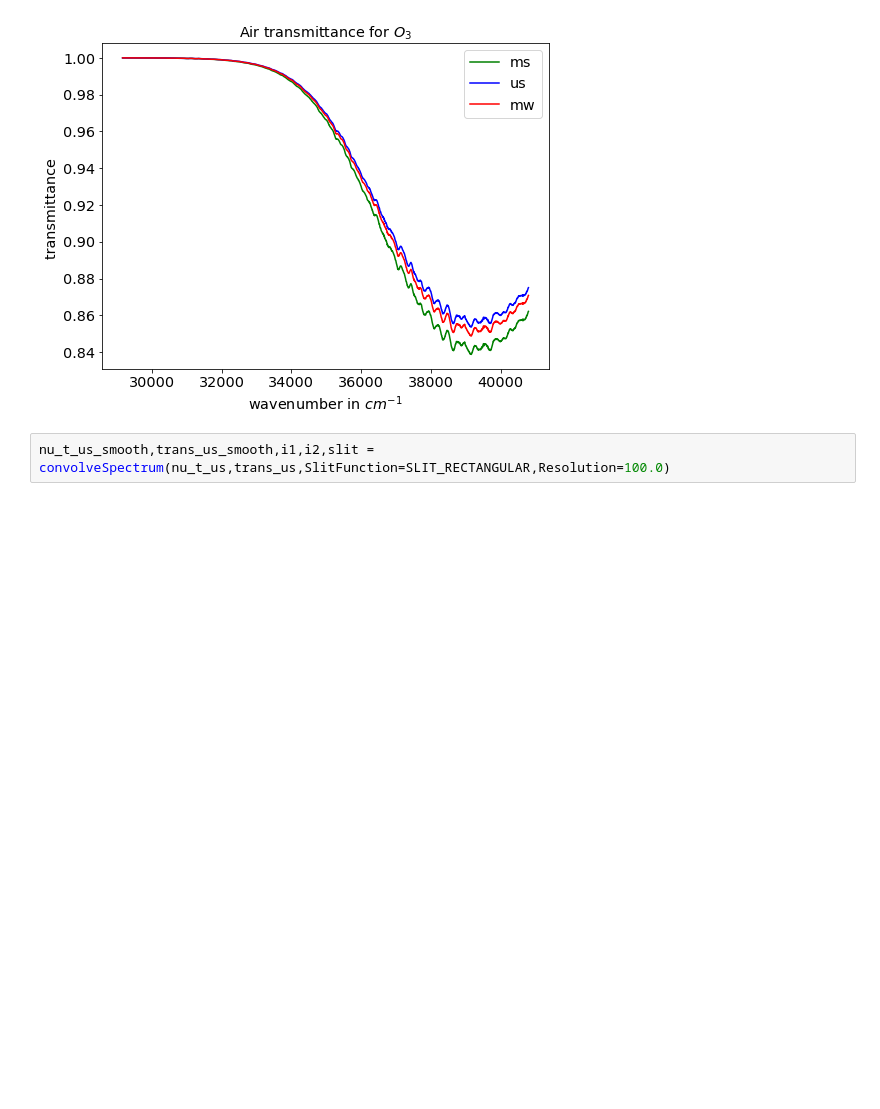
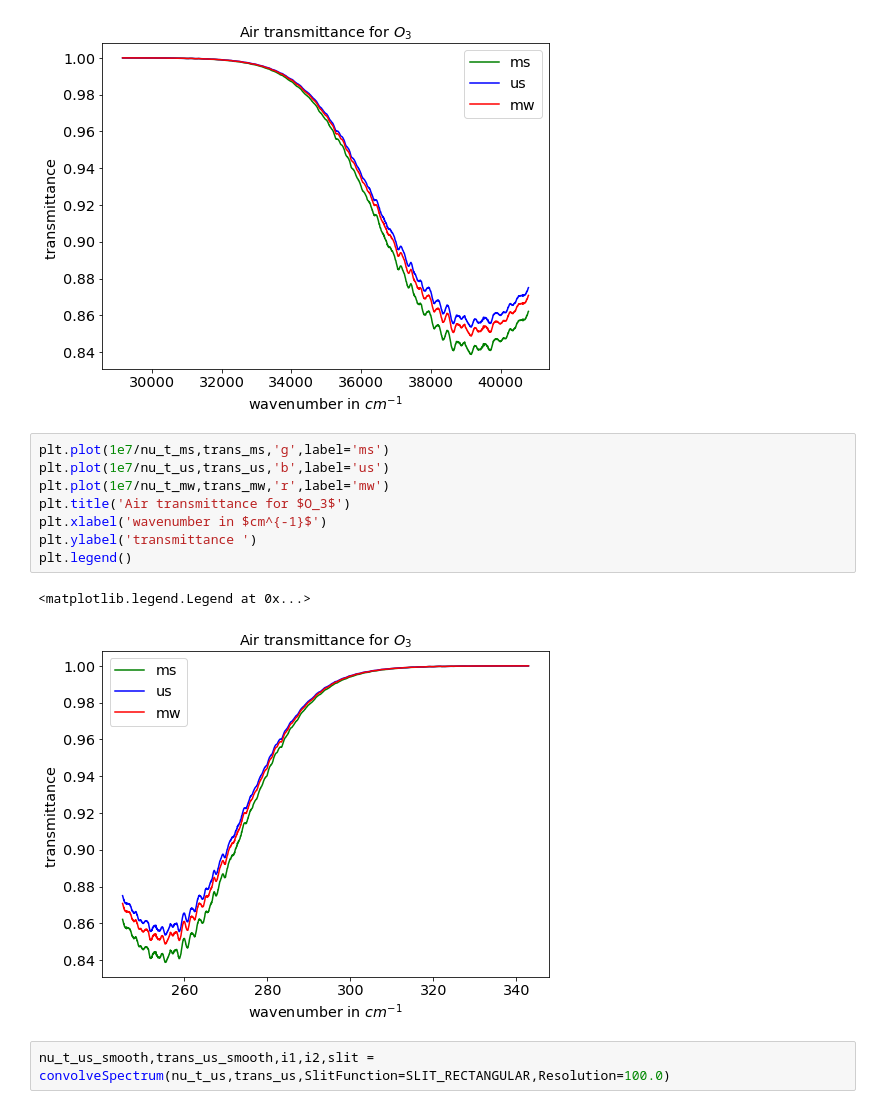
Before and after one commit to sylvielsstfr/AtmSimForOHP, a Jupyter notebook: AtmSimHoriz/TransmissionO3AtOHP.ipynb, the cells around one changed output. Drawn from its saved outputs; the diff is of its cells as text; blank space fills up the shorter version.

```diff
--- a/AtmSimHoriz/TransmissionO3AtOHP.ipynb
+++ b/AtmSimHoriz/TransmissionO3AtOHP.ipynb
@@ -178,6 +187,17 @@ plt.legend()
 # %% [output]
 <matplotlib.legend.Legend at 0x...>
 [figure]
+# %%
+plt.plot(1e7/nu_t_ms,trans_ms,'g',label='ms')
+plt.plot(1e7/nu_t_us,trans_us,'b',label='us')
+plt.plot(1e7/nu_t_mw,trans_mw,'r',label='mw')
+plt.title('Air transmittance for $O_3$')
+plt.xlabel('wavenumber in $cm^{-1}$')
+plt.ylabel('transmittance ')
+plt.legend()
+# %% [output]
+<matplotlib.legend.Legend at 0x...>
+[figure, added]
 # %%
 nu_t_us_smooth,trans_us_smooth,i1,i2,slit = convolveSpectrum(nu_t_us,trans_us,SlitFunction=SLIT_RECTANGULAR,Resolution=100.0)
 # %%
```
Also changed, not shown: parts of 5 cells of this notebook, 1 other file.
